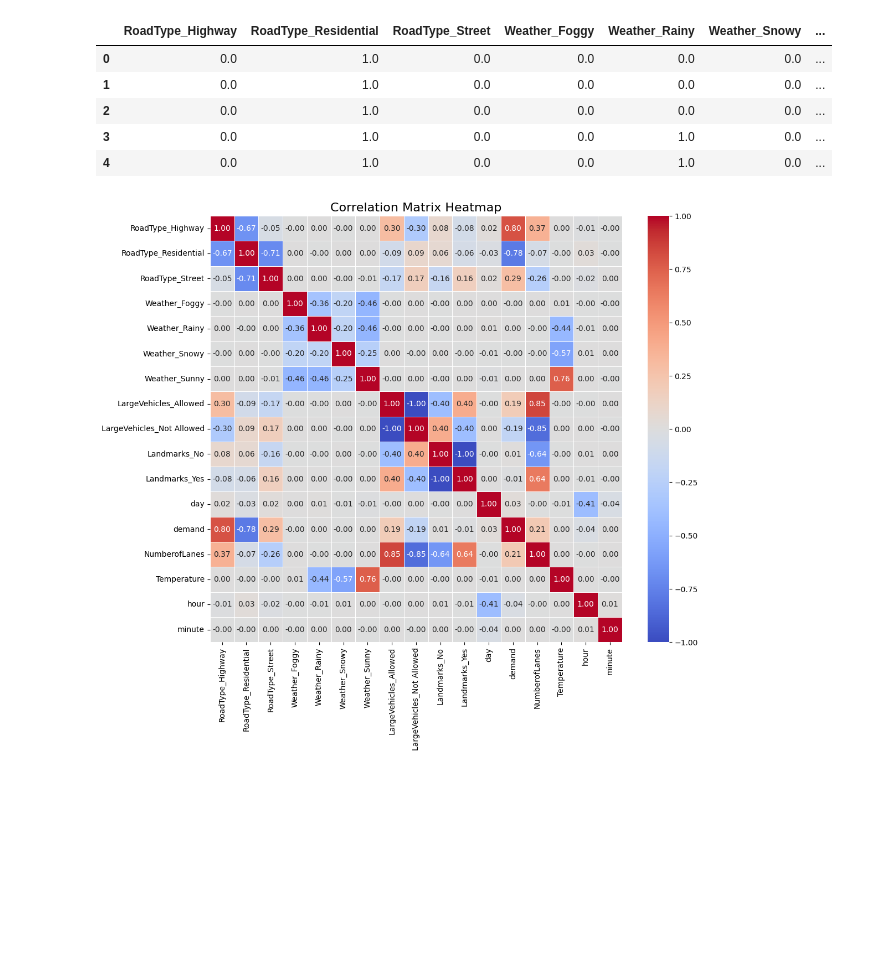
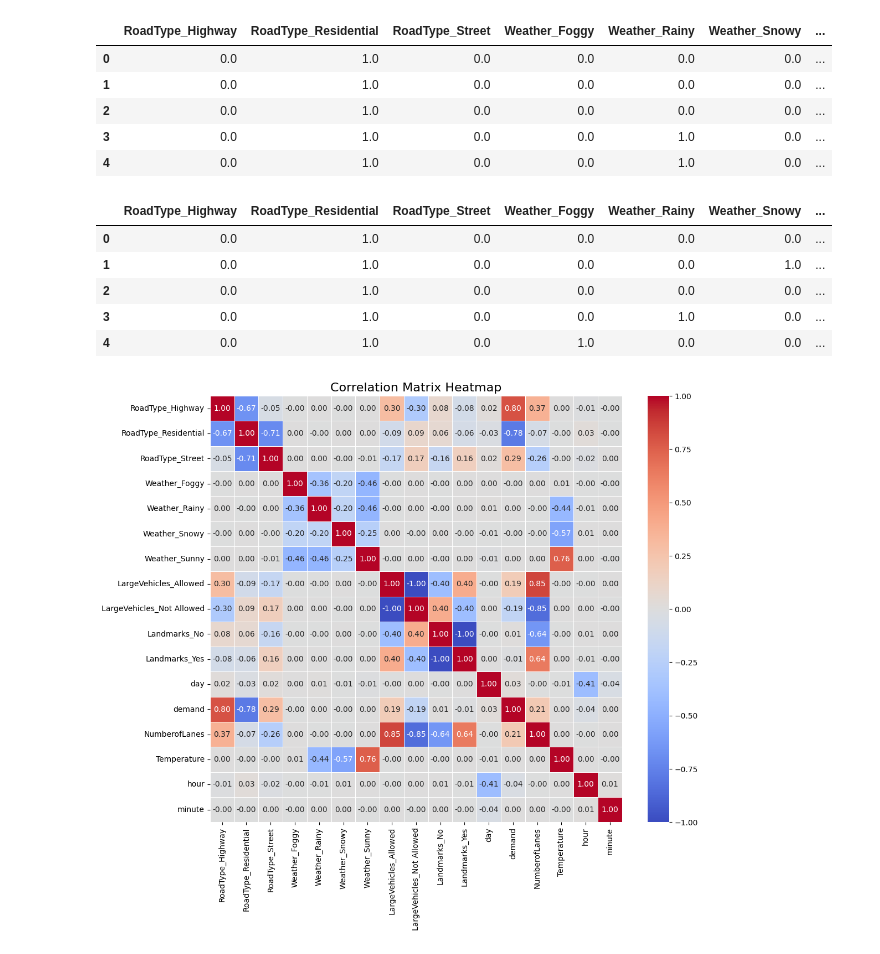
Before and after one commit to rudrapatankar/Linearly_Ascending, a Jupyter notebook: Traffic_prediction.ipynb, the cells around one changed output. Drawn from its saved outputs; the diff is of its cells as text; code cells hidden in the pictures; blank space fills up the shorter version.

```diff
--- a/Traffic_prediction.ipynb
+++ b/Traffic_prediction.ipynb
@@ -80,15 +80,22 @@ df_train_new.head()
 | 4 | 0.0 | 1.0 | 0.0 | 0.0 | 1.0 | 0.0 | ... |
 # %%
 #Preprocess Test Data
-df_test_numeric = df_test[['day','demand','NumberofLanes','Temperature','hour','minute']]
+df_test_numeric = df_test[['day','NumberofLanes','Temperature','hour','minute']]
 df_test_cat = df_test[['RoadType','Weather','LargeVehicles','Landmarks']]
 
 encoder = OneHotEncoder(sparse_output=False, handle_unknown='ignore')
 encoder.set_output(transform="pandas")
 df_test_cat = encoder.fit_transform(df_test_cat)
 
 df_test_new = pd.concat([df_test_cat,df_test_numeric], axis=1)
 df_test_new.head()
+# %% [output]
+|  | RoadType_Highway | RoadType_Residential | RoadType_Street | Weather_Foggy | Weather_Rainy | Weather_Snowy | ... |
+| 0 | 0.0 | 1.0 | 0.0 | 0.0 | 0.0 | 0.0 | ... |
+| 1 | 0.0 | 1.0 | 0.0 | 0.0 | 0.0 | 1.0 | ... |
+| 2 | 0.0 | 1.0 | 0.0 | 0.0 | 0.0 | 0.0 | ... |
+| 3 | 0.0 | 1.0 | 0.0 | 0.0 | 1.0 | 0.0 | ... |
+| 4 | 0.0 | 1.0 | 0.0 | 1.0 | 0.0 | 0.0 | ... |
 # %%
 corr_matrix = df_train_new.corr()
 plt.figure(figsize=(12, 10))
```
Also changed, not shown: parts of 5 cells of this notebook, 1 other file.
